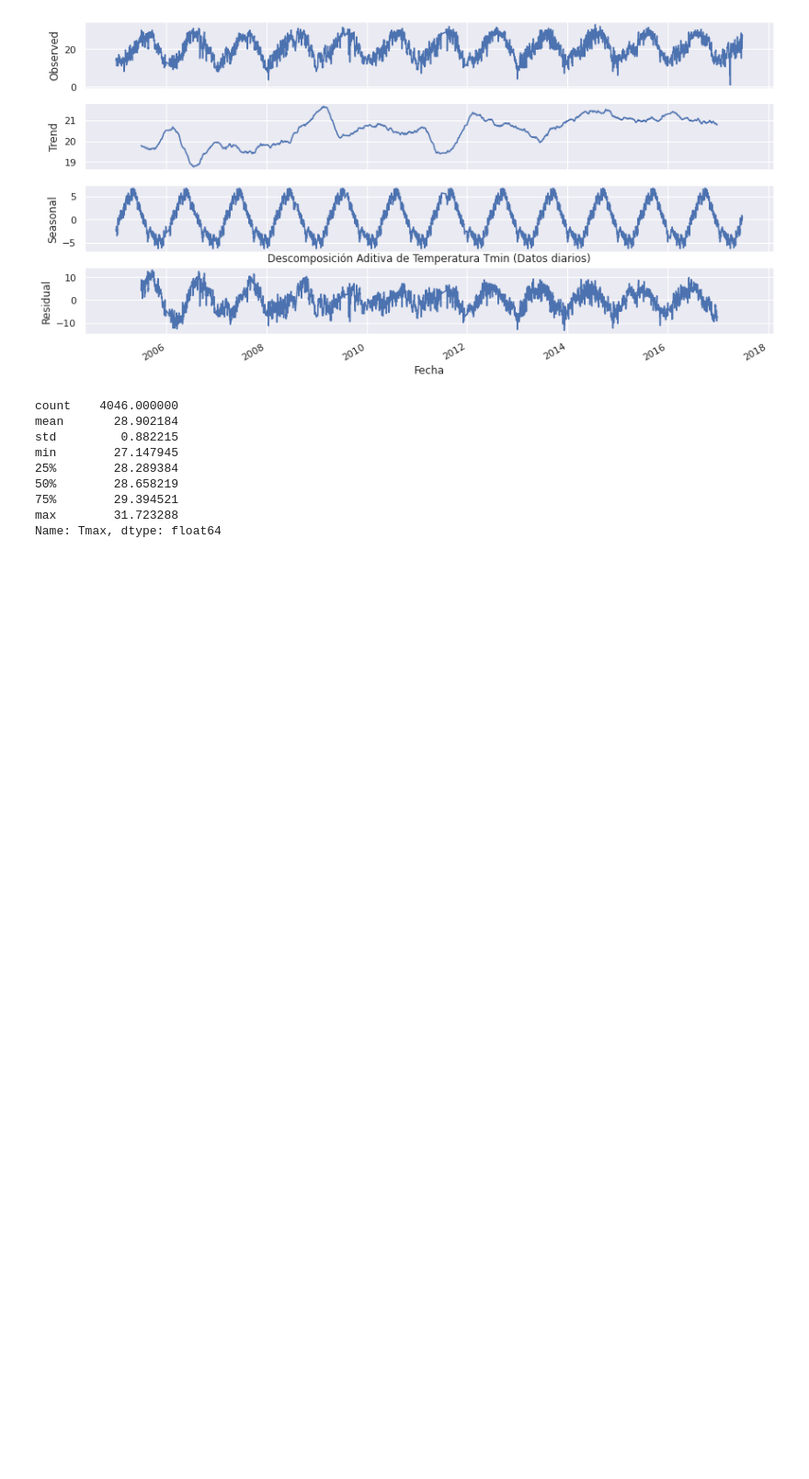
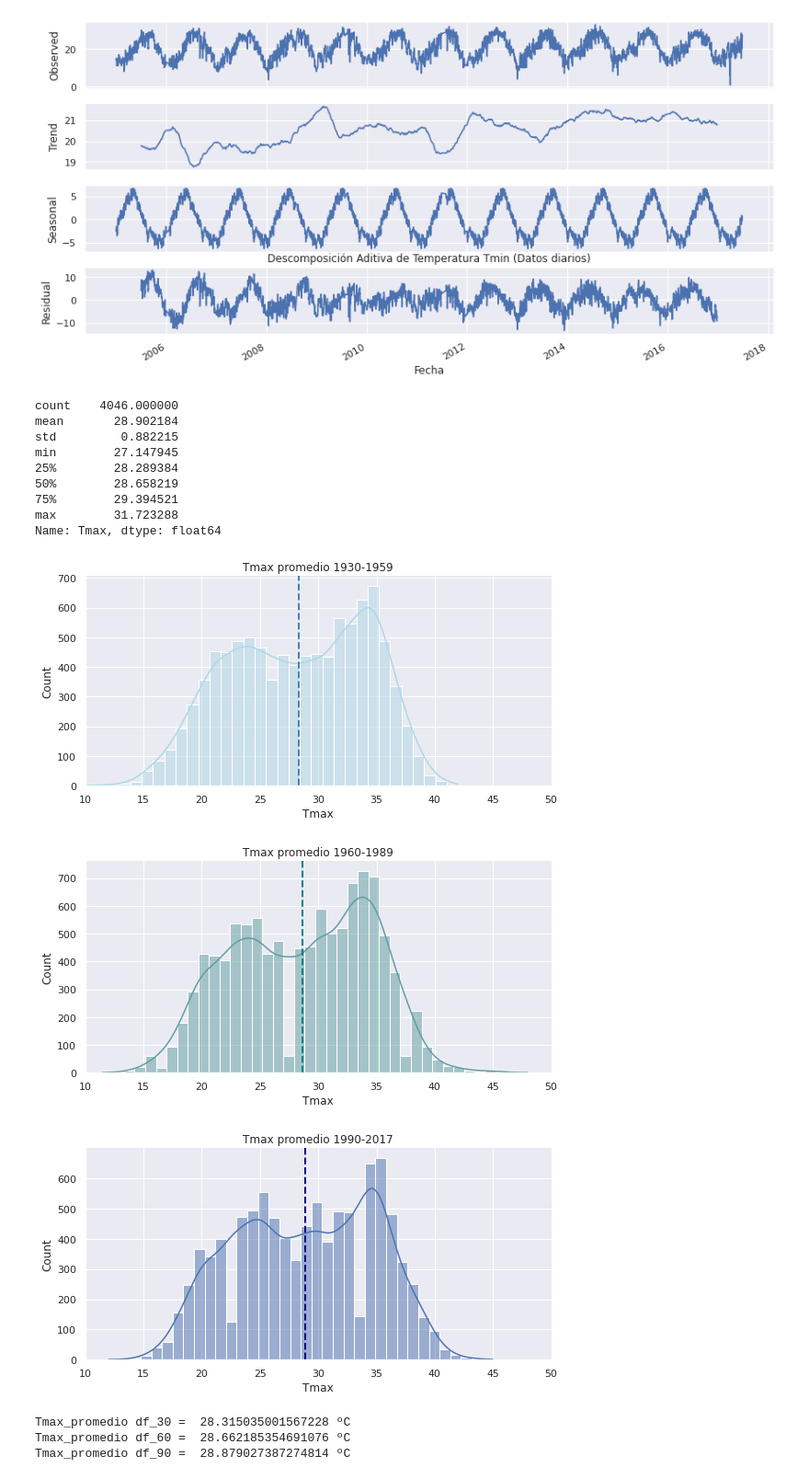
Before and after one commit to carloslizarragac/FisicaComputacional1, a Jupyter notebook: Actividad5.ipynb, the cells around one changed output. Shown at 92% size. Saved outputs shown, nothing was run; the diff lists cells and outputs as text; code cells hidden in the pictures; blank space fills up the shorter version.

```diff
--- a/Actividad5.ipynb
+++ b/Actividad5.ipynb
@@ -611,3 +613,35 @@ min        27.147945
 75%        29.394521
 max        31.723288
 Name: Tmax, dtype: float64
+# %%
+# Gráfica de distribuciones de Temperaturas Tmax
+
+g1 = sns.displot(df_30.Tmax, kde=True, color='lightblue', height=4, aspect=2);
+plt.axvline(df_30.Tmax.mean(), linestyle='--', linewidth=2, color='steelblue');
+
+g2 = sns.displot(df_60.Tmax, kde=True, color='cadetblue', height=4, aspect=2);
+plt.axvline(df_60.Tmax.mean(), linestyle='--', linewidth=2, color='teal');
+
+g3 = sns.displot(df_90.Tmax, kde=True, height=4, aspect=2);
+plt.axvline(df_90.Tmax.mean(), linestyle='--', linewidth=2, color='navy');
+
+g1.set(title='Tmax promedio 1930-1959');
+g2.set(title='Tmax promedio 1960-1989');
+g3.set(title='Tmax promedio 1990-2017');
+g1.set(xlim=(10,50))
+g2.set(xlim=(10,50))
+g3.set(xlim=(10,50))
+
+
+plt.show();
+
+print('Tmax_promedio df_30 = ', df_30.Tmax.mean(), 'ºC' )
+print('Tmax_promedio df_60 = ', df_60.Tmax.mean(), 'ºC' )
+print('Tmax_promedio df_90 = ', df_90.Tmax.mean(), 'ºC' )
+# %% [output]
+[figure, added]
+[figure, added]
+[figure, added]
+Tmax_promedio df_30 =  28.315035001567228 ºC
+Tmax_promedio df_60 =  28.662185354691076 ºC
+Tmax_promedio df_90 =  28.879027387274814 ºC
```
Also changed, not shown: parts of 3 cells of this notebook.
